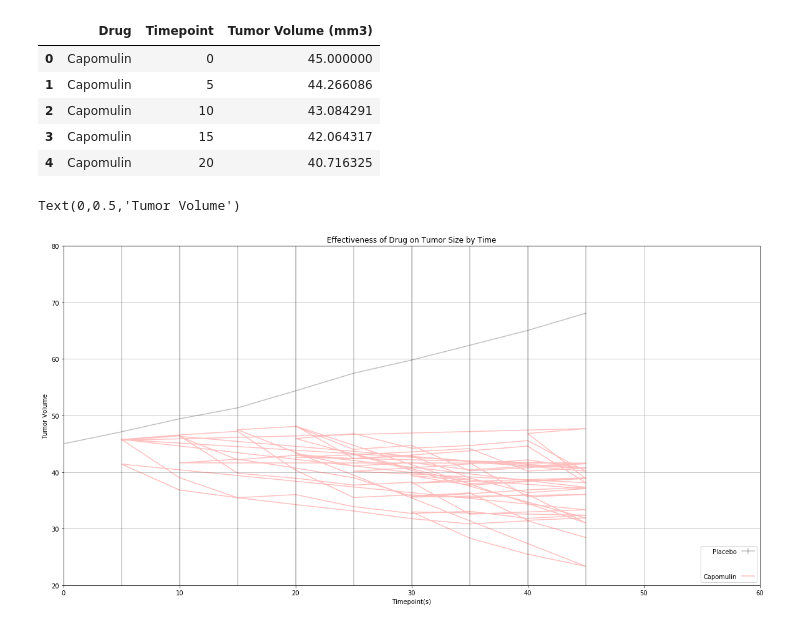
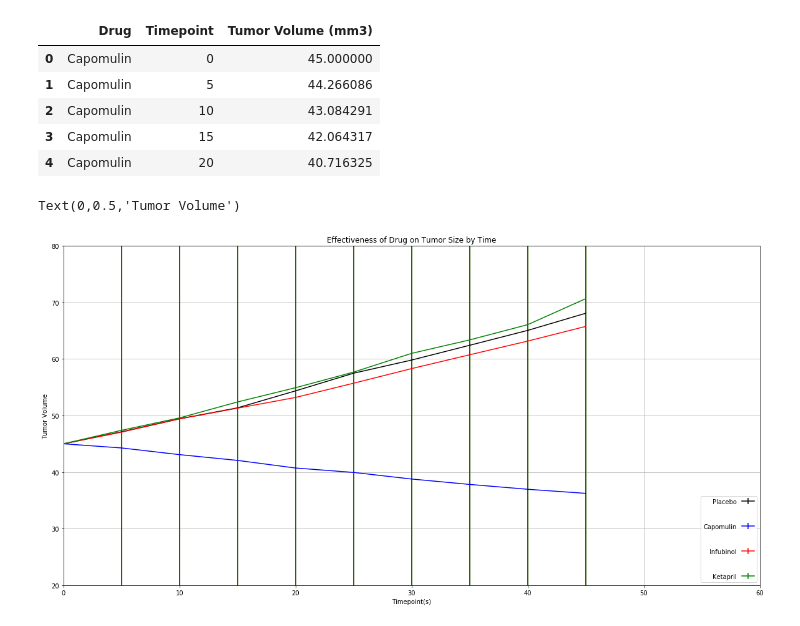
Before and after one commit to jessicalhammond/UCB_DA, a Jupyter notebook: Pymaceuticals/PyMaceuticals.ipynb, the cells around one changed output. Cells and saved outputs as stored; diff of their text form; code cells hidden in the pictures.

```diff
--- a/Pymaceuticals/PyMaceuticals.ipynb
+++ b/Pymaceuticals/PyMaceuticals.ipynb
@@ -66,23 +66,20 @@ tumor_values_pivot_sem = pd.DataFrame(drug_id_group['Tumor Volume (mm3)'].sem())
 # %%
 plt.figure(figsize=(20,10))
 plt.xlim(0, 60)
 plt.ylim(20,80)
 
 #placebo tumor size over time by drug plot
-plt.errorbar(tumor_values_pivot.index, tumor_values_pivot['Placebo'], yerr=tumor_values_pivot['Placebo'], c='Black',  alpha=0.25, label = "Placebo")
-#zoniferol
-# plt.errorbar(zoniferol_time, zoniferol_volume, c='Blue',  alpha=0.25, label = "Zoniferol")
-#naftisol
-# plt.errorbar(naftisol_time, naftisol_volume, c='Red', alpha=0.25, label = "Naftisol")
-#naftisol
-plt.errorbar(capomulin_time, capomulin_volume, c='Red',alpha=0.25, label = "Capomulin")
+plt.errorbar(tumor_values_pivot.index, tumor_values_pivot['Placebo'], yerr=tumor_values_pivot['Placebo'], c='Black',  alpha=1, label = "Placebo")
+plt.errorbar(tumor_values_pivot.index, tumor_values_pivot['Capomulin'], yerr=tumor_values_pivot['Capomulin'], c='Blue',  alpha=1, label = "Capomulin")
+plt.errorbar(tumor_values_pivot.index, tumor_values_pivot['Infubinol'], yerr=tumor_values_pivot['Infubinol'], c='Red',  alpha=1, label = "Infubinol")
+plt.errorbar(tumor_values_pivot.index, tumor_values_pivot['Ketapril'], yerr=tumor_values_pivot['Ketapril'], c='Green',  alpha=1, label = "Ketapril")
 
 plt.legend(loc='lower right', labelspacing=3, markerfirst=False, scatteryoffsets=[.5], markerscale=.5)
 
 plt.grid(True)
 plt.title('Effectiveness of Drug on Tumor Size by Time')
 plt.xlabel("Timepoint(s)")
 plt.ylabel("Tumor Volume")
 # %% [output]
 Text(0,0.5,'Tumor Volume')
-[figure, old version]
+[figure, new version]
```
Also changed, not shown: parts of 1 cell of this notebook.
